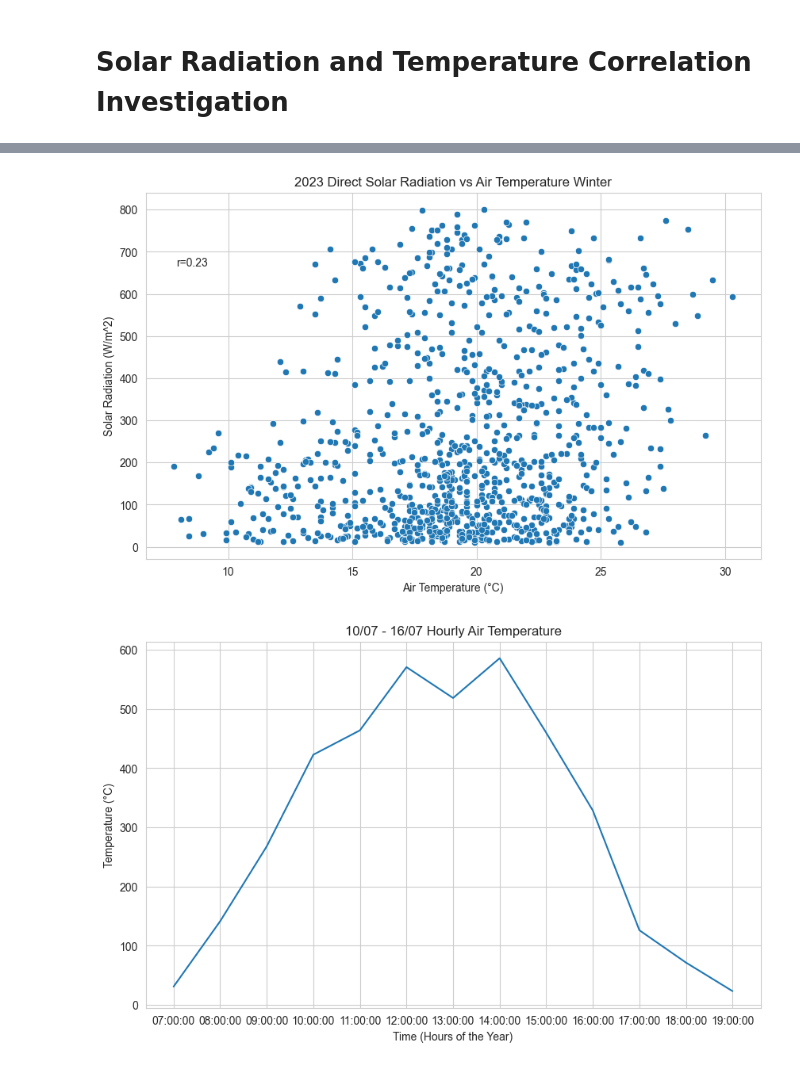
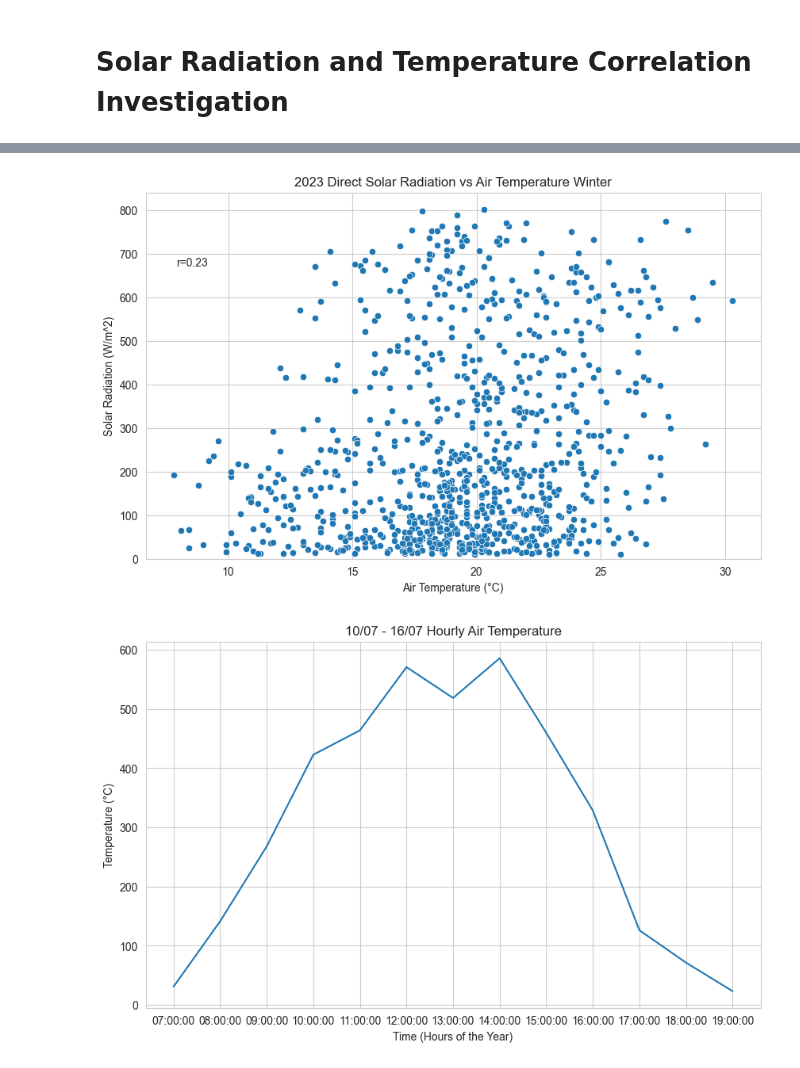
Before and after one commit to marcohl5/ME404_HongKongWeather, a Jupyter notebook: eda.ipynb, the cells around one changed output, grey strips where cells are left out. Cells and saved outputs as stored; diff of their text form; code cells hidden in the pictures.

```diff
--- a/eda.ipynb
+++ b/eda.ipynb
@@ -586,20 +632,21 @@ plt.show()
 # %%
 plt.figure(figsize=(10, 6))
 
 sns.scatterplot(x="temp(c)", y="sol_rad(W/m^2)", data=df_soltemp_winter)
 
 # call the scipy function for pearson correlation
 r, p = sp.stats.pearsonr(x=df_soltemp_winter["temp(c)"], y=df_soltemp_winter["sol_rad(W/m^2)"])
 # annotate the pearson correlation coefficient text to 2 decimal places
 ax = plt.gca()
 plt.text(.05, .8, 'r={:.2f}'.format(r), transform=ax.transAxes)
 
 plt.title("2023 Direct Solar Radiation vs Air Temperature Winter")
 plt.ylabel("Solar Radiation (W/m^2)")
 plt.xlabel("Air Temperature (°C)")
+plt.ylim(bottom=0)
 plt.show()
 # %% [output]
-[figure, old version]
+[figure, new version]
 # %%
 df_solsummer = df_soltemp_summer[["time", "sol_rad(W/m^2)"]]
 df_solsummer = df_solsummer.groupby(by="time").median("sol_rad(W/m^2)")
```
Also changed, not shown: parts of 9 cells of this notebook, 2 other files.
